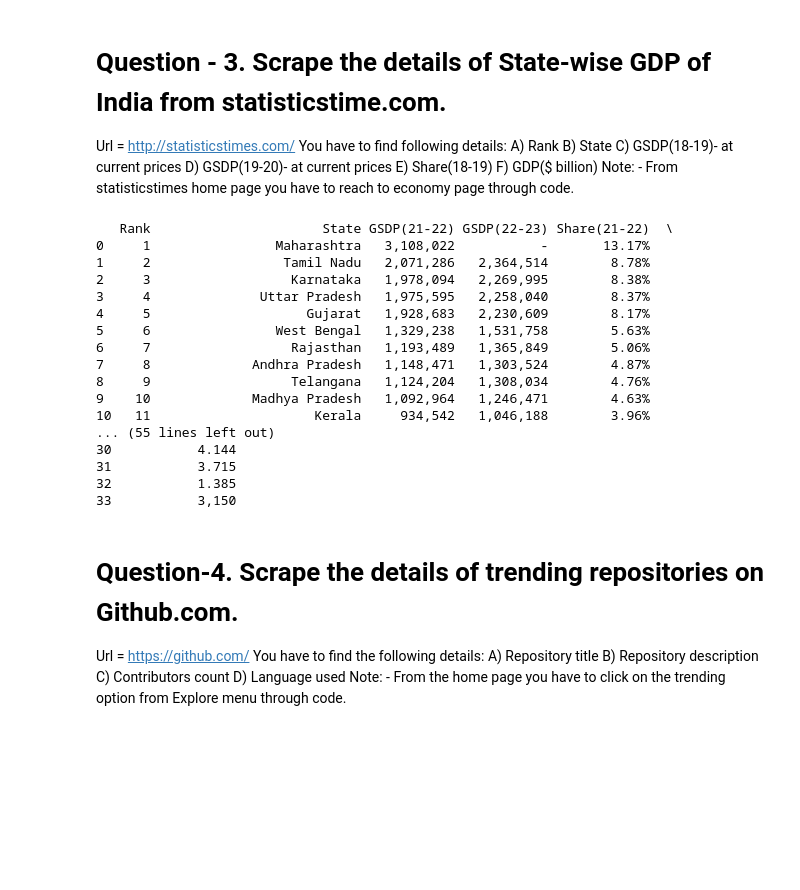
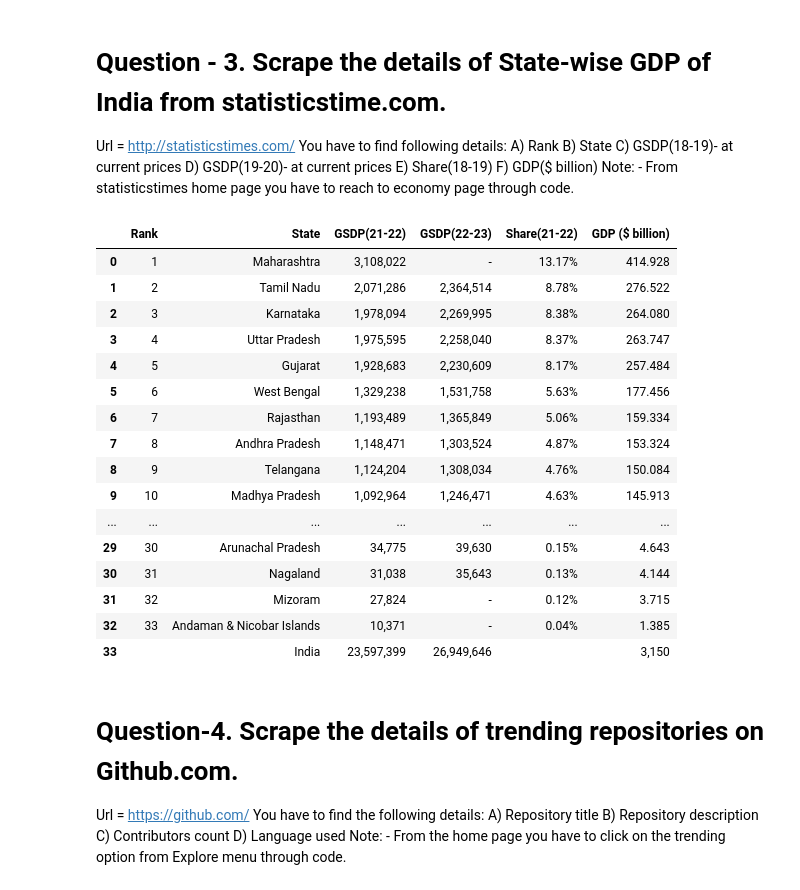
Before and after one commit to Mihir-Bhoite/Internship, a Jupyter notebook: Web Scraping Assignment - 4/Mihir_Web Scraping Assignment 4.ipynb, the cells around one changed output. Saved outputs shown, nothing was run; the diff lists cells and outputs as text; code cells hidden in the pictures; blank space fills up the shorter version.

```diff
--- a/Web Scraping Assignment - 4/Mihir_Web Scraping Assignment 4.ipynb
+++ b/Web Scraping Assignment - 4/Mihir_Web Scraping Assignment 4.ipynb
@@ -39,11 +39,11 @@ data = []
 for row in rows[1:]:  # Skip the header row
     try:
         columns = row.find_elements(By.TAG_NAME, 'td')
-        rank = columns[0].text.strip()
-        name = columns[1].text.strip()
-        artist = columns[2].text.strip()
+        rank = columns[-1].text.strip()
+        name = columns[0].text.strip()
+        artist = columns[1].text.strip()
         upload_date = columns[3].text.strip()
-        views = columns[4].text.strip()
+        views = columns[2].text.strip()
 
         data.append([ rank, name, artist, views, upload_date ])
     except IndexError:
@@ -168,12 +159,6 @@ E) Share(18-19)
 F) GDP($ billion)
 Note: - From statisticstimes home page you have to reach to economy page through code.
 # %%
-from selenium import webdriver
-from selenium.webdriver.common.by import By
-from selenium.common.exceptions import NoSuchElementException, TimeoutException
-import pandas as pd
-import time
-
 # Step 1: Set up the WebDriver
 driver = webdriver.Chrome()
 driver.get("https://statisticstimes.com/economy/india-statistics.php")
@@ -209,37 +194,35 @@ try:
 except NoSuchElementException:
     print("Table not found")
     driver.quit()
-
-# Step 5: Store the data in a pandas DataFrame
-df = pd.DataFrame(data, columns=["Rank", "State", "GSDP(21-22)", "GSDP(22-23)", "Share(21-22)", "GDP ($ billion)"])
-
-# Step 6: Display the DataFrame
-print(df)
-
-
-# Optional: Save to CSV
-df.to_csv("state_gdp_india.csv", index=False)
-
-# Step 7: Close the WebDriver
-driver.quit()
-# %% [output]
-   Rank                      State GSDP(21-22) GSDP(22-23) Share(21-22)  \
-0     1                Maharashtra   3,108,022           -       13.17%
-1     2                 Tamil Nadu   2,071,286   2,364,514        8.78%
-2     3                  Karnataka   1,978,094   2,269,995        8.38%
-3     4              Uttar Pradesh   1,975,595   2,258,040        8.37%
-4     5                    Gujarat   1,928,683   2,230,609        8.17%
-5     6                West Bengal   1,329,238   1,531,758        5.63%
-6     7                  Rajasthan   1,193,489   1,365,849        5.06%
-7     8             Andhra Pradesh   1,148,471   1,303,524        4.87%
-8     9                  Telangana   1,124,204   1,308,034        4.76%
-9    10             Madhya Pradesh   1,092,964   1,246,471        4.63%
-10   11                     Kerala     934,542   1,046,188        3.96%
-... (55 lines left out)
-30           4.144
-31           3.715
-32           1.385
-33           3,150
+# %%
+# Step 5: Store the data in a pandas DataFrame
+df = pd.DataFrame(data, columns={"Rank":rank, "State":state, "GSDP(21-22)":gsdp_21_22, "GSDP(22-23)":gsdp_22_23, "Share(21-22)":share_21_22, "GDP ($ billion)":gdp_billion_2021})
+df
+
+
+# Optional: Save to CSV
+df.to_csv("state_gdp_india.csv", index=False)
+
+# Step 6: Close the WebDriver
+driver.quit()
+# %% [output]
+|  | Rank | State | GSDP(21-22) | GSDP(22-23) | Share(21-22) | GDP ($ billion) |
+| 0 | 1 | Maharashtra | 3,108,022 | - | 13.17% | 414.928 |
+| 1 | 2 | Tamil Nadu | 2,071,286 | 2,364,514 | 8.78% | 276.522 |
+| 2 | 3 | Karnataka | 1,978,094 | 2,269,995 | 8.38% | 264.080 |
+| 3 | 4 | Uttar Pradesh | 1,975,595 | 2,258,040 | 8.37% | 263.747 |
+| 4 | 5 | Gujarat | 1,928,683 | 2,230,609 | 8.17% | 257.484 |
+| 5 | 6 | West Bengal | 1,329,238 | 1,531,758 | 5.63% | 177.456 |
+| 6 | 7 | Rajasthan | 1,193,489 | 1,365,849 | 5.06% | 159.334 |
+| 7 | 8 | Andhra Pradesh | 1,148,471 | 1,303,524 | 4.87% | 153.324 |
+| 8 | 9 | Telangana | 1,124,204 | 1,308,034 | 4.76% | 150.084 |
+| 9 | 10 | Madhya Pradesh | 1,092,964 | 1,246,471 | 4.63% | 145.913 |
+| ... | ... | ... | ... | ... | ... | ... |
+| 29 | 30 | Arunachal Pradesh | 34,775 | 39,630 | 0.15% | 4.643 |
+| 30 | 31 | Nagaland | 31,038 | 35,643 | 0.13% | 4.144 |
+| 31 | 32 | Mizoram | 27,824 | - | 0.12% | 3.715 |
+| 32 | 33 | Andaman & Nicobar Islands | 10,371 | - | 0.04% | 1.385 |
+| 33 |  | India | 23,597,399 | 26,949,646 |  | 3,150 |
 # %% [markdown]
 # Question-4. Scrape the details of trending repositories on Github.com.
 Url = https://github.com/
```
Also changed, not shown: parts of 8 cells of this notebook, 1 other file.
